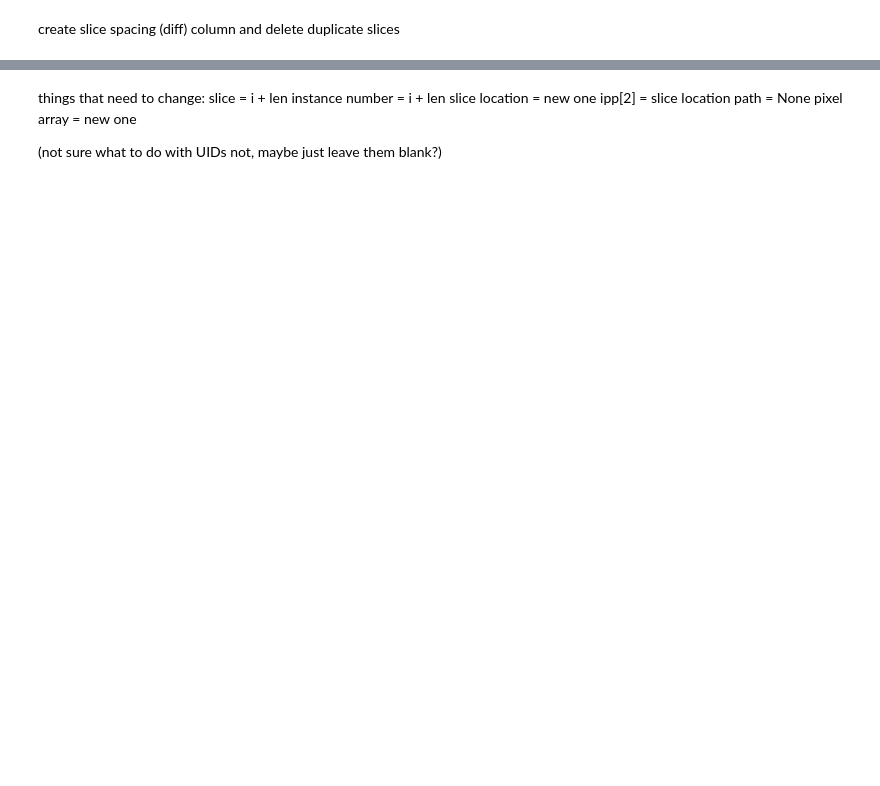
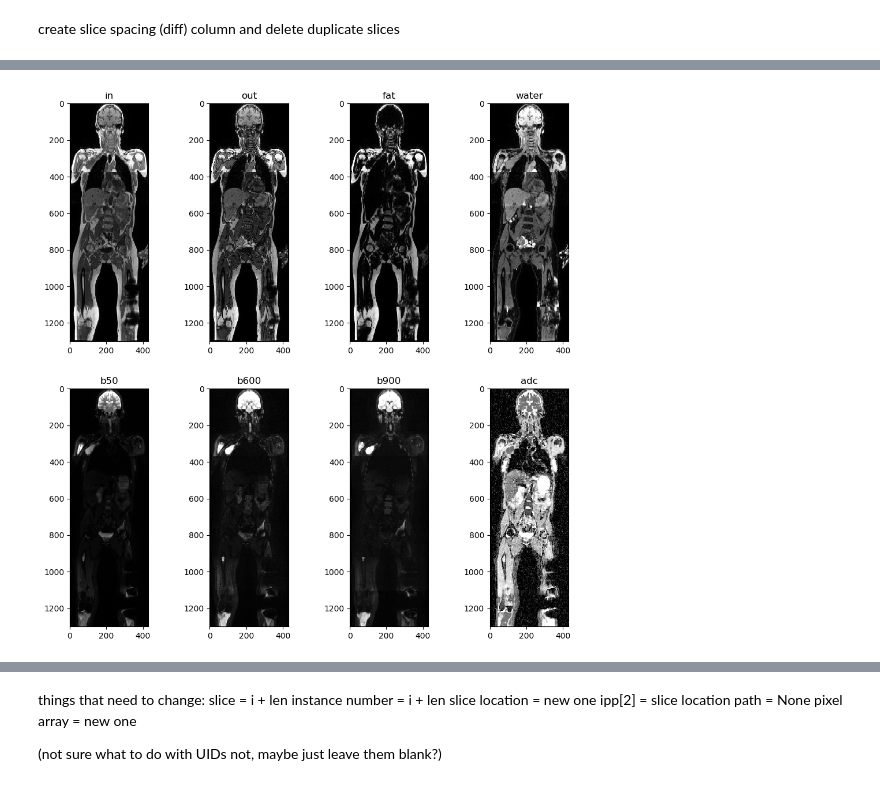
Before and after one commit to theo-barfoot/MALIMAR_data_cleaning, a Jupyter notebook: slice issue correction.ipynb, the cells around one changed output, grey strips where cells are left out. Cells and saved outputs as stored; diff of their text form; code cells hidden in the pictures; blank space fills up the shorter version.

```diff
--- a/slice issue correction.ipynb
+++ b/slice issue correction.ipynb
@@ -255,0 +363,2 @@ for idx, df_select in df.groupby(['Sequence', 'Series']):
+# %%
+imgs2 = match_fovs_2(imgs, series_descriptions)
@@ -255,0 +383,4 @@ for idx, df_select in df.groupby(['Sequence', 'Series']):
+# %%
+myshow2(imgs2, series_descriptions)
+# %% [output]
+[figure, added]
```
Also changed, not shown: parts of 70 cells of this notebook, 4 other files.
